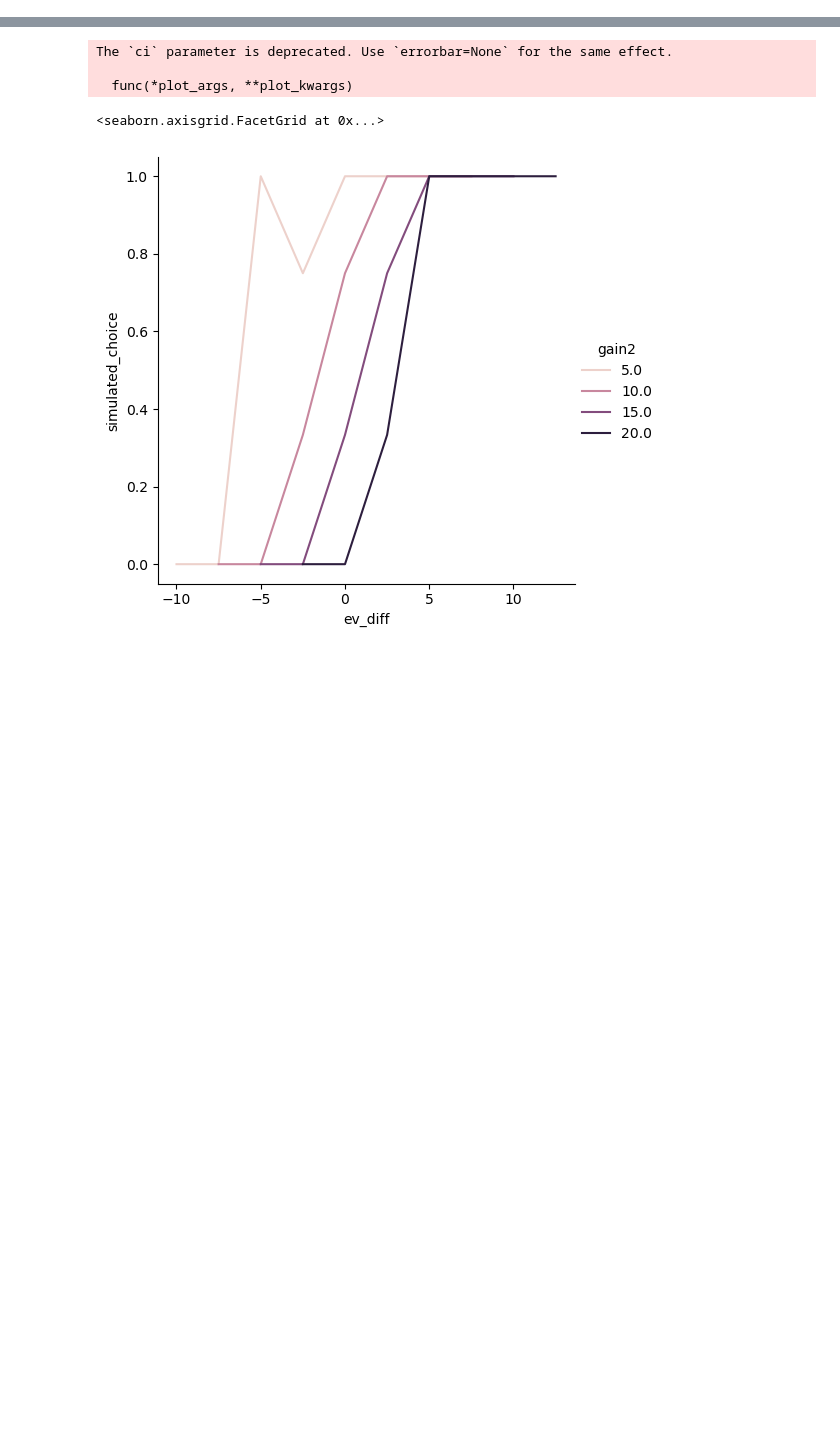
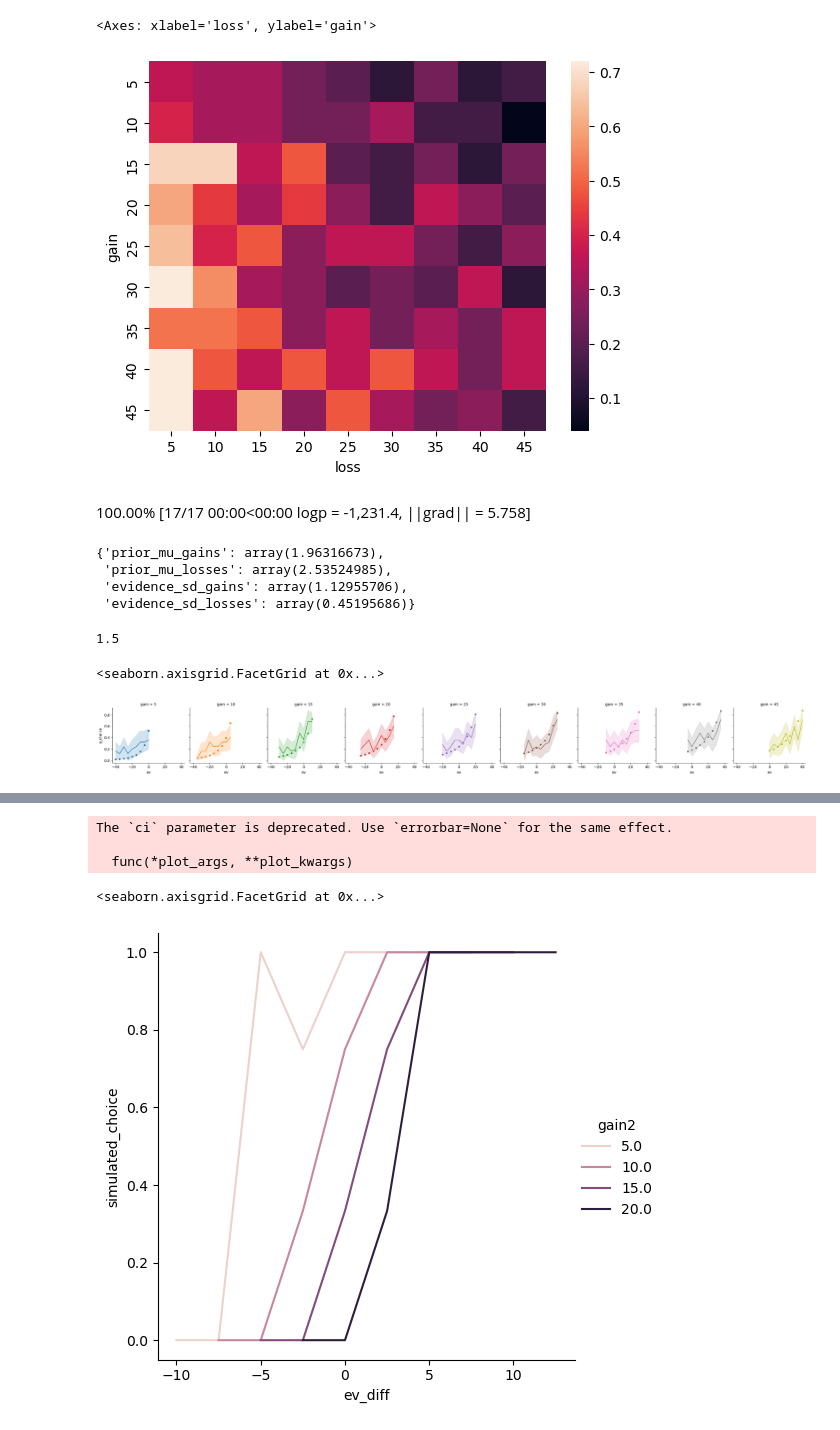
Before and after one commit to ruffgroup/bauer, a Jupyter notebook: notebooks/test_loss_aversion_model.ipynb, the cells around one changed output, grey strips where cells are left out. Drawn from its saved outputs; the diff is of its cells as text; code cells hidden in the pictures; blank space fills up the shorter version.

Commit message:
Notebook to play around with loss aversion model.

```diff
--- a/notebooks/test_loss_aversion_model.ipynb
+++ b/notebooks/test_loss_aversion_model.ipynb
@@ -2,3 +2,42 @@
 import pandas as pd
 import numpy as np
 from bauer.models import LossAversionModel
+# %%
+parameters = {'prior_mu_gains': np.log(10),
+              'prior_sd_gains': 1.,
+              'prior_mu_losses': np.log(20),
+              'prior_sd_losses': 1.,
+              'evidence_sd_gains': 1.5,
+              'evidence_sd_losses': 1.}
+# %%
+gains = np.arange(5, 50, 5)
+losses = np.arange(5, 50, 5)
+
+paradigm = pd.MultiIndex.from_product([gains, losses], names=['gain', 'loss']).to_frame(index=False)
+# %%
+n_grid = np.linspace(1, 51, 50)
+model = LossAversionModel(magnitude_grid=n_grid, normalize_likelihoods=True, fix_prior_sds=True, paradigm_type='mixed_vs_0')
+
+simulated_data = model.simulate(paradigm, parameters, n_samples=25)
+# %%
+import seaborn as sns
+sns.heatmap(simulated_data.pivot_table(index=['gain'], columns=['loss'], values='simulated_choice', aggfunc='mean'))
+# %% [output]
+<Axes: xlabel='loss', ylabel='gain'>
+[figure, added]
+# %%
+simulated_data['choice'] = simulated_data['simulated_choice']
+model.build_estimation_model(simulated_data, hierarchical=False)
+est_pars = model.fit_map()
+
+est_pars
+# %% [output]
+100.00% [17/17 00:00<00:00 logp = -1,231.4, ||grad|| = 5.758]
+{'prior_mu_gains': array(1.96316673),
+ 'prior_mu_losses': array(2.53524985),
+ 'evidence_sd_gains': array(1.12955706),
+ 'evidence_sd_losses': array(0.45195686)}
+# %%
+parameters['evidence_sd_gains'] / parameters['prior_sd_gains']
+# %% [output]
+1.5
@@ -4,0 +48,10 @@ from bauer.models import LossAversionModel
+# %%
+tmp = simulated_data.set_index(['gain', 'loss'], append=True).join(pred.set_index(['gain', 'loss']))
+
+g = sns.FacetGrid(tmp.reset_index(), col='gain', hue='gain')
+
+g.map(sns.lineplot, 'ev', 'choice')
+g.map(sns.lineplot, 'ev', 'p_choice', marker='o', lw=0.)
+# %% [output]
+<seaborn.axisgrid.FacetGrid at 0x...>
+[figure, added]
```
Also changed, not shown: parts of 10 cells of this notebook.
